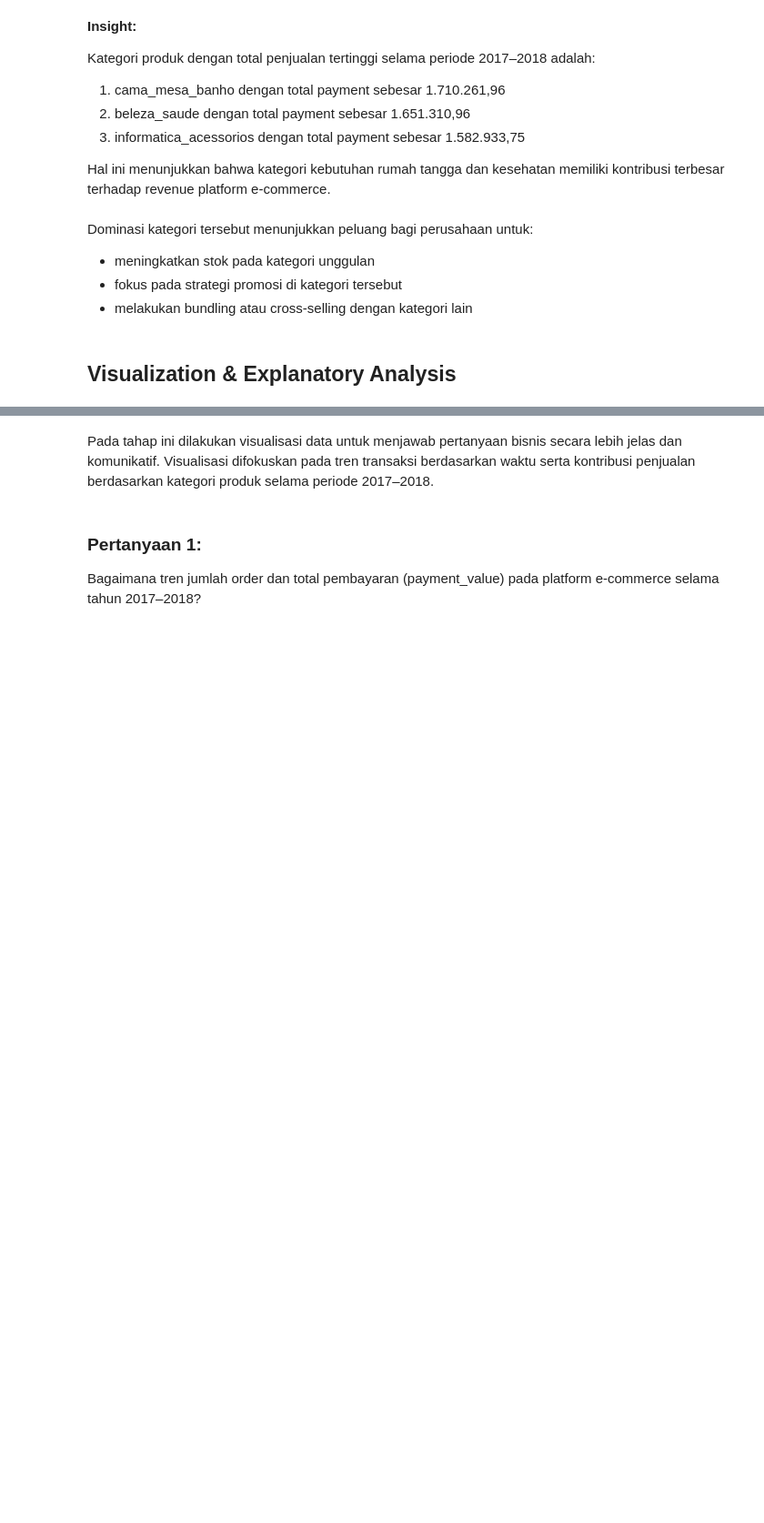
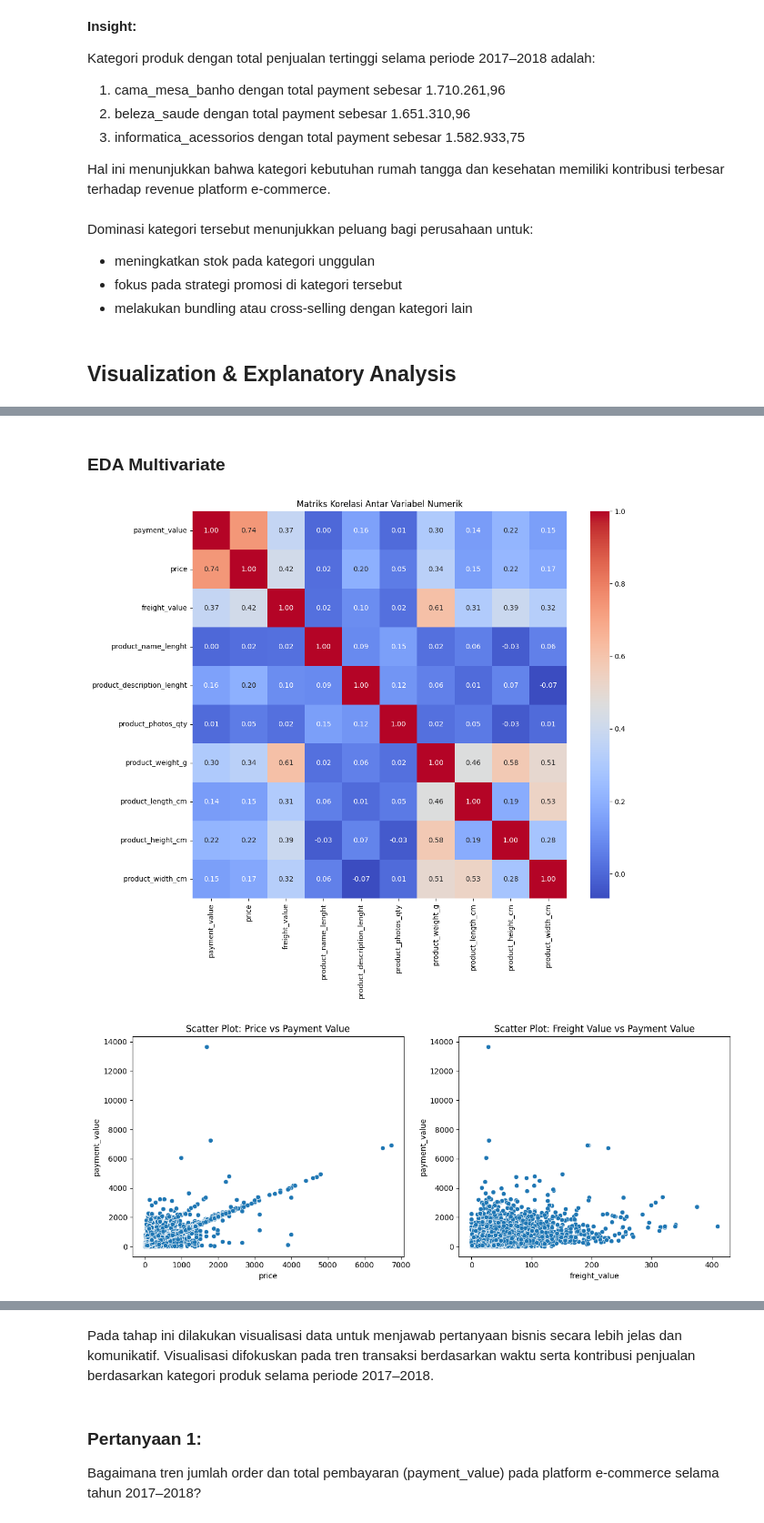
Before and after one commit to fenidwi/ecommerce-dashboard, a Jupyter notebook: Proyek_Analisis_Data_Feni_Dwi_Lestari.ipynb, the cells around one changed output, grey strips where cells are left out. Shown at 91% size. Cells and saved outputs as stored; diff of their text form; code cells hidden in the pictures; blank space fills up the shorter version.

```diff
--- a/Proyek_Analisis_Data_Feni_Dwi_Lestari.ipynb
+++ b/Proyek_Analisis_Data_Feni_Dwi_Lestari.ipynb
@@ -409,0 +504,39 @@ Dominasi kategori tersebut menunjukkan peluang bagi perusahaan untuk:
+# %% [markdown]
+### EDA Multivariate
+# %%
+import matplotlib.pyplot as plt
+import seaborn as sns
+# Pilih kolom numerik untuk analisis korelasi
+correlation_cols = ['payment_value', 'price', 'freight_value', 'product_name_lenght', 'product_description_lenght', 'product_photos_qty', 'product_weight_g', 'product_length_cm', 'product_height_cm', 'product_width_cm']
+
+# Hitung matriks korelasi
+corr_matrix = df[correlation_cols].corr()
+
+plt.figure(figsize=(12, 10))
+sns.heatmap(corr_matrix, annot=True, cmap='coolwarm', fmt=".2f")
+plt.title('Matriks Korelasi Antar Variabel Numerik')
+plt.show()
+
+# Scatter plot untuk melihat hubungan antar dua variabel kunci
+plt.figure(figsize=(12, 5))
+
+plt.subplot(1, 2, 1)
+sns.scatterplot(x='price', y='payment_value', data=df)
+plt.title('Scatter Plot: Price vs Payment Value')
+
+plt.subplot(1, 2, 2)
+sns.scatterplot(x='freight_value', y='payment_value', data=df)
+plt.title('Scatter Plot: Freight Value vs Payment Value')
+
+plt.tight_layout()
+plt.show()
+
+# Pairplot untuk eksplorasi hubungan antar banyak variabel (sampel kecil untuk performa)
+# Mengambil sampel data jika dataset terlalu besar untuk pairplot
+sample_df = df[correlation_cols].sample(n=1000, random_state=42) # Ambil 1000 sampel acak
+sns.pairplot(sample_df)
+plt.suptitle('Pair Plot Antar Variabel Numerik (Sample)', y=1.02)
+plt.show()
+# %% [output]
+[figure, added]
+[figure, added]
```
Also changed, not shown: parts of 12 cells of this notebook, 11 other files.
